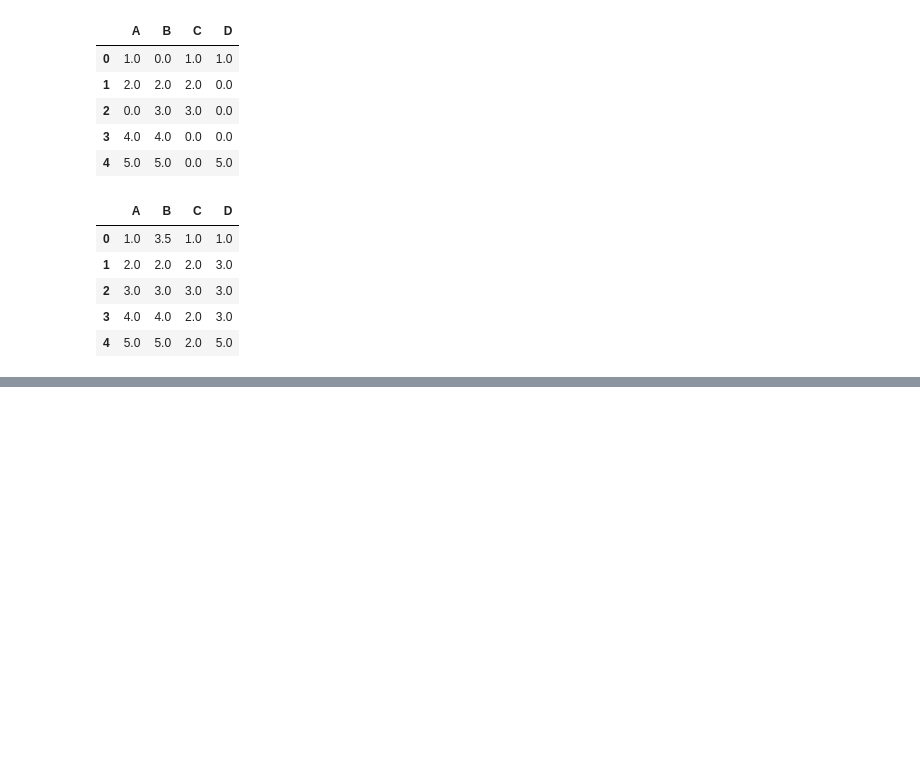
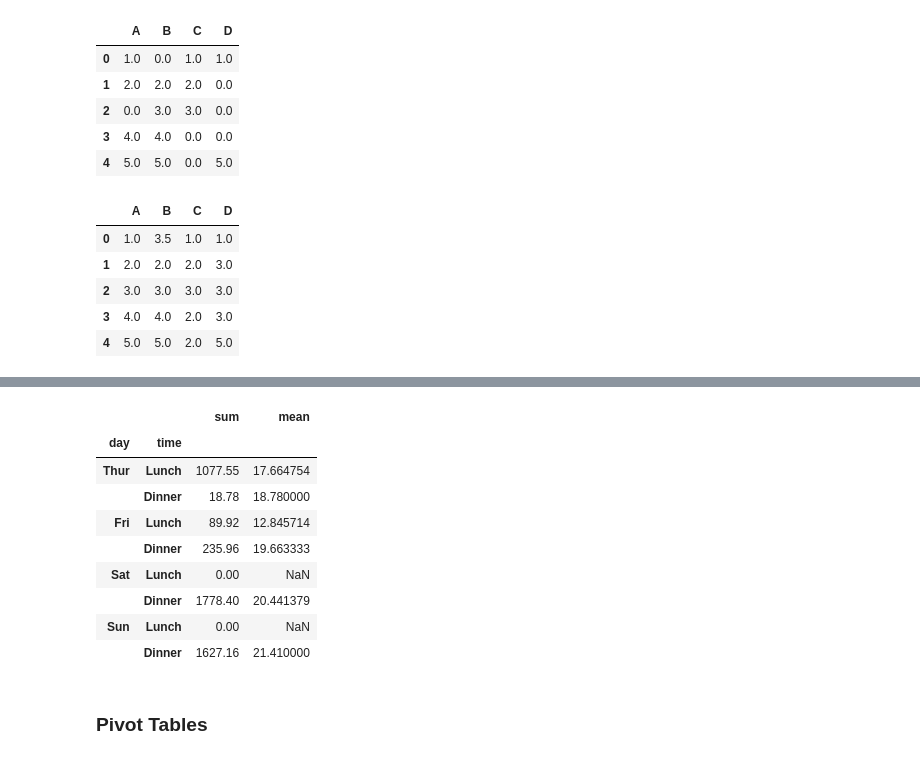
Before and after one commit to wasif-h/Data-Analytics-Odyssey, a Jupyter notebook: Pandas/main_pandas.ipynb, the cells around one changed output, grey strips where cells are left out. Cells and saved outputs as stored; diff of their text form; code cells hidden in the pictures; blank space fills up the shorter version.

```diff
--- a/Pandas/main_pandas.ipynb
+++ b/Pandas/main_pandas.ipynb
@@ -350,0 +452,16 @@ df.fillna(df.mean())
+# %%
+calc=df.groupby(['day','time'])['total_bill'].agg(['sum','mean'])
+calc
+# %% [output]
+|  |  | sum | mean |
+| day | time |  |  |
+| Thur | Lunch | 1077.55 | 17.664754 |
+|  | Dinner | 18.78 | 18.780000 |
+| Fri | Lunch | 89.92 | 12.845714 |
+|  | Dinner | 235.96 | 19.663333 |
+| Sat | Lunch | 0.00 | NaN |
+|  | Dinner | 1778.40 | 20.441379 |
+| Sun | Lunch | 0.00 | NaN |
+|  | Dinner | 1627.16 | 21.410000 |
+# %% [markdown]
+### Pivot Tables
```
Also changed, not shown: parts of 29 cells of this notebook.
